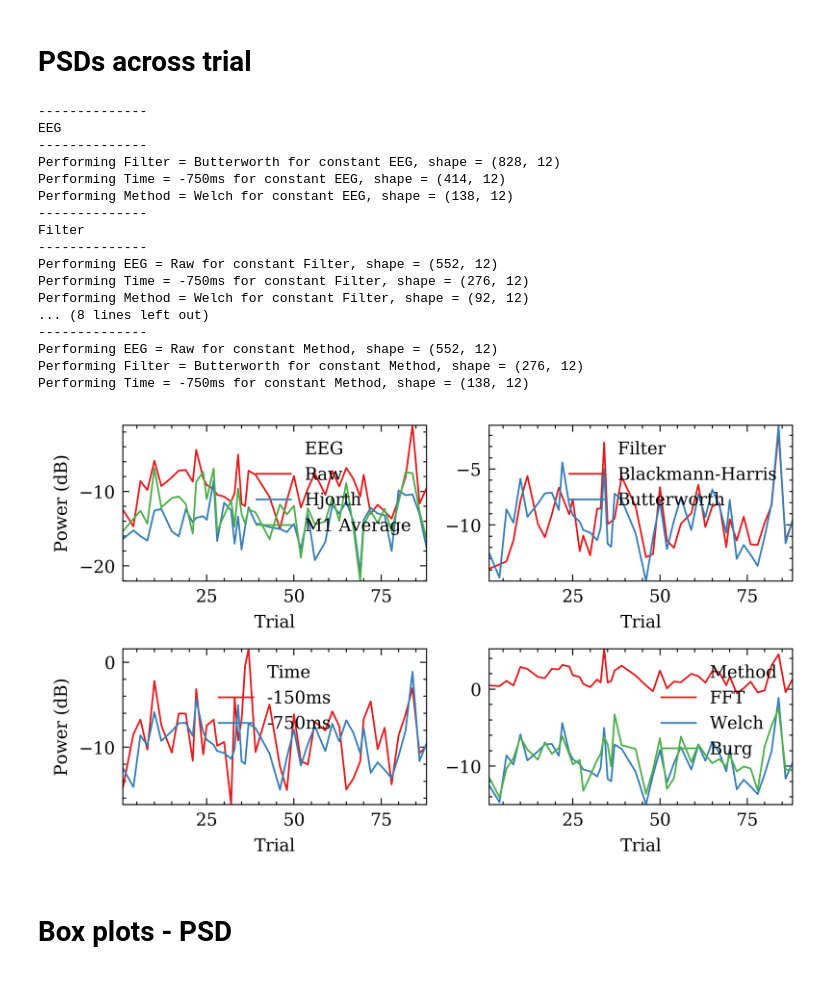
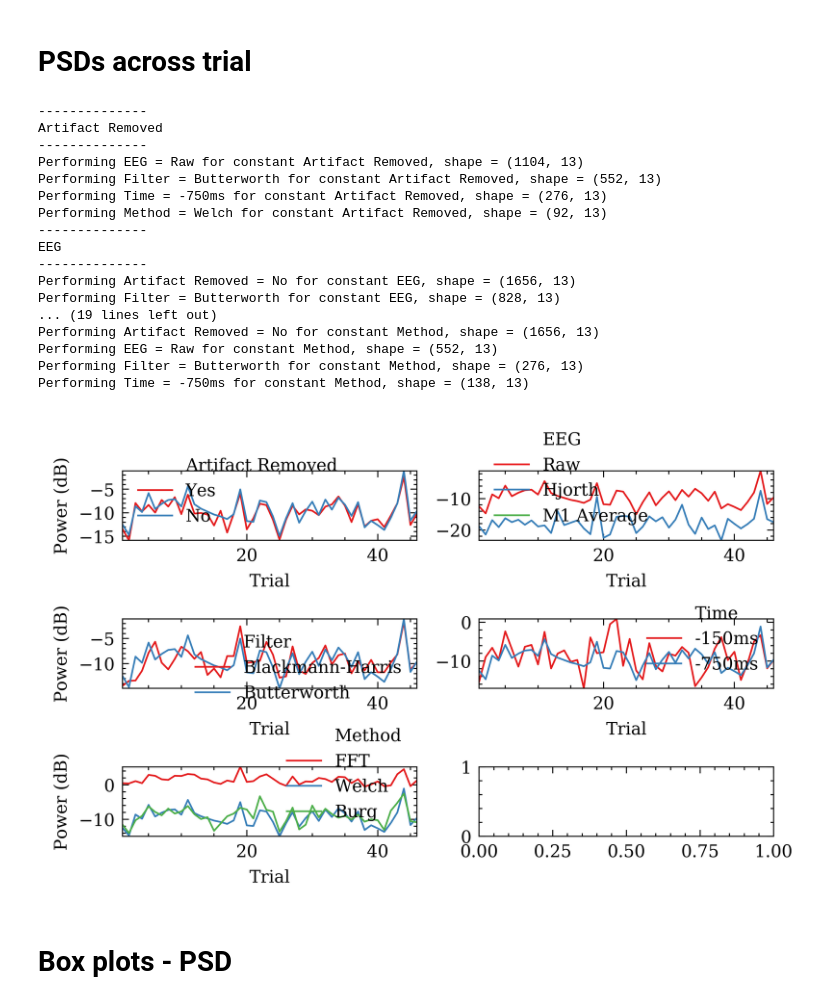
Before and after one commit to alamkanak/EEG-Correlation, a Jupyter notebook: 168-d2-plot.ipynb, the cells around one changed output. Drawn from its saved outputs; the diff is of its cells as text; code cells hidden in the pictures.

```diff
--- a/168-d2-plot.ipynb
+++ b/168-d2-plot.ipynb
@@ -64,19 +64,21 @@ from matplotlib import colors as mcolors
 # %% [markdown]
 # Read powers and phases
 # %%
-df_power = pd.read_csv('157-d2-power.csv')
-df_power = df_power[df_power['alcoholic'] == False]
-df_power = df_power[df_power['condition'] == 'S1 obj']
-
-df_phase = pd.read_csv('157-d2-phase.csv')
-df_phase = df_phase[df_phase['alcoholic'] == False]
-df_phase = df_phase[df_phase['condition'] == 'S1 obj']
+df_power = pd.read_csv('157-d2-power-v2.csv')
+df_phase = pd.read_csv('157-d2-phase-v2.csv')
 # %%
 # Fix some columns and values for readability.
-df_power.loc[df_power['EEG'] == 'Averaged', 'EEG'] = "M1 Average"
+df_power.loc[df_power['EEG'] == 'Average', 'EEG'] = "M1 Average"
 df_power.loc[df_power['Time'] == -150, 'Time'] = "-150ms"
 df_power.loc[df_power['Time'] == -750, 'Time'] = "-750ms"
 df_phase.loc[df_phase['EEG'] == 'Averaged', 'EEG'] = "M1 Average"
+df_power = df_power.rename(columns={'ArtifactRemoved': 'Artifact Removed'})
+df_phase = df_phase.rename(columns={'ArtifactRemoved': 'Artifact Removed'})
+for col in ['Artifact Removed']:
+    df_power.loc[df_power[col] == True, col] = "Yes"
+    df_power.loc[df_power[col] == False, col] = "No"
+    df_phase.loc[df_phase[col] == True, col] = "Yes"
+    df_phase.loc[df_phase[col] == False, col] = "No"
 # %%
 df_power['sub'].hist(bins=df_power['sub'].nunique())
 # %% [output]
@@ -87,18 +89,21 @@ df_power['sub'].hist(bins=df_power['sub'].nunique())
 # %%
 # Dataset 2
 def_values_power = {
+    'Artifact Removed': 'No',
     'EEG': 'Raw',
     'Filter': 'Butterworth',
     'Time': '-750ms',
     'Method': 'Welch'
 }
 hue_order_power = {
+    'Artifact Removed': ['Yes', 'No'],
     'EEG': ['Raw', 'Hjorth', 'M1 Average'],
     'Filter': ['Blackmann-Harris', 'Butterworth'],
     'Time': ['-150ms', '-750ms'],
     'Method': ['FFT', 'Welch', 'Burg']
 }
 def_values_phase = {
+    'Artifact Removed': 'Yes',
     'EEG': 'Raw',
     'Filter': 'Butterworth',
 }
@@ -108,7 +113,7 @@ def_values_phase = {
 df_power2 = df_power[df_power['sub'] == df_power['sub'].unique()[9]]
 df_power2 = df_power2[df_power2['Band'] == 'Beta']
 with plt.style.context(['science-raquib2']):
-    f, axs = plt.subplots(2, 2, figsize=(5,3))
+    f, axs = plt.subplots(3, 2, figsize=(5,3))
     # f, axs = plt.subplots(2,3,figsize=(13, 8))
     i = 0
     j = 0
@@ -116,48 +121,48 @@ with plt.style.context(['science-raquib2']):
         df_power3 = df_power2
         print('--------------')
         print(variable)
         print('--------------')
         for key, value in def_values_power.items():
             if key != variable:
                 df_power3 = df_power3[df_power3[key] == value]
                 print('Performing {} = {} for constant {}, shape = {}'.format(key, value, variable, df_power3.shape))
 
         df_power3 = df_power3[['trial_abs', 'Power', variable]]
         sns.lineplot(x="trial_abs", y="Power", hue=variable, data=df_power3, ax=axs[i, j], hue_order=hue_order_power[variable], palette=sns.color_palette("Set1", df_power3[variable].nunique()))
         # axs[i, j].set_ylim([-25,35])
         # plt.setp(axs[i, j].lines, color='k')
         # axs[i, j].get_legend().remove()
         axs[i,j].set_xlabel('Trial')
         if j == 0:
             axs[i, j].set_ylabel('Power (dB)')
         else:
             axs[i, j].set_ylabel('')
 #             axs[i, j].get_yaxis().set_ticks([])
         j = j + 1
         if j > 1:
             j = 0
             i = i + 1
 
     plt.tight_layout()
 # %% [output]
+--------------
+Artifact Removed
+--------------
+Performing EEG = Raw for constant Artifact Removed, shape = (1104, 13)
+Performing Filter = Butterworth for constant Artifact Removed, shape = (552, 13)
+Performing Time = -750ms for constant Artifact Removed, shape = (276, 13)
+Performing Method = Welch for constant Artifact Removed, shape = (92, 13)
 --------------
 EEG
 --------------
-Performing Filter = Butterworth for constant EEG, shape = (828, 12)
-Performing Time = -750ms for constant EEG, shape = (414, 12)
-Performing Method = Welch for constant EEG, shape = (138, 12)
---------------
-Filter
---------------
-Performing EEG = Raw for constant Filter, shape = (552, 12)
-Performing Time = -750ms for constant Filter, shape = (276, 12)
-Performing Method = Welch for constant Filter, shape = (92, 12)
-... (8 lines left out)
---------------
-Performing EEG = Raw for constant Method, shape = (552, 12)
-Performing Filter = Butterworth for constant Method, shape = (276, 12)
-Performing Time = -750ms for constant Method, shape = (138, 12)
+Performing Artifact Removed = No for constant EEG, shape = (1656, 13)
+Performing Filter = Butterworth for constant EEG, shape = (828, 13)
+... (19 lines left out)
+Performing Artifact Removed = No for constant Method, shape = (1656, 13)
+Performing EEG = Raw for constant Method, shape = (552, 13)
+Performing Filter = Butterworth for constant Method, shape = (276, 13)
+Performing Time = -750ms for constant Method, shape = (138, 13)
-[figure, old version]
+[figure, new version]
 # %% [markdown]
 # Box plots - PSD
 # %%
```
Also changed, not shown: parts of 11 cells of this notebook, 2 other files.
